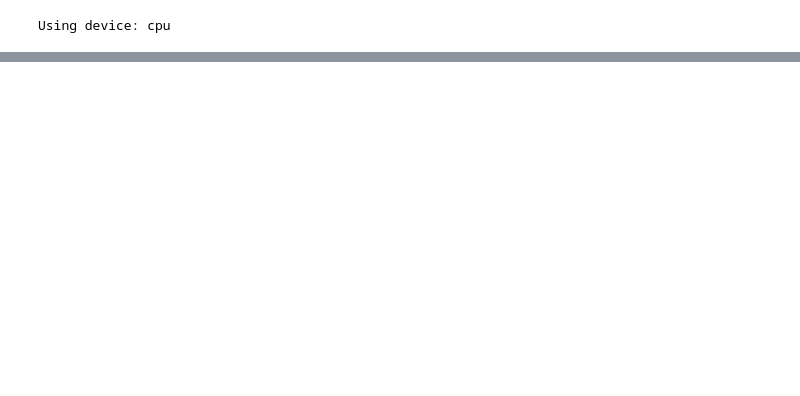
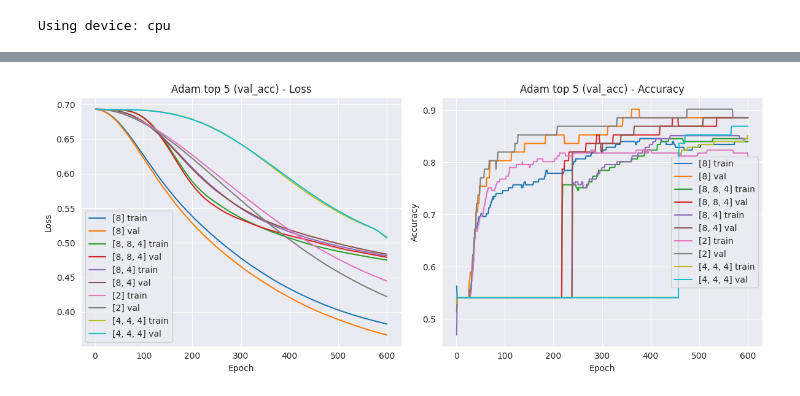
Before and after one commit to banacchini/neuralNetworksWUST, a Jupyter notebook: lab1_4/04_PyTorchModel.ipynb, the cells around one changed output, grey strips where cells are left out. Saved outputs shown, nothing was run; the diff lists cells and outputs as text; code cells hidden in the pictures; blank space fills up the shorter version.

```diff
--- a/lab1_4/04_PyTorchModel.ipynb
+++ b/lab1_4/04_PyTorchModel.ipynb
@@ -10,7 +18,7 @@ from lab1_4.fetch_and_preprocess import fetch_heart_data, preprocess_heart_data
 df = fetch_heart_data()
 
 #preprocess
-X_processed, y = preprocess_heart_data(df)
+X_processed, y = preprocess_heart_data(df, scale=True)
 
 # 0 - no heart disease, 1 - heart disease (no matter which type)
 y_binary = df['num'].apply(lambda x: 1 if x > 0 else 0)
@@ -76,0 +416,5 @@ Using device: cpu
+# %%
+ADAM_BEST_LR = 0.0001
+RMSPROP_BEST_LR = 0.0001
+
+EPOCHS = 600
@@ -76,0 +423,90 @@ Using device: cpu
+# %%
+loss_fn = nn.BCELoss()
+
+def make_model_arch(hidden_sizes):
+    return MLP(
+        input_size=INPUT_SIZE,
+        hidden_sizes=hidden_sizes,
+        weight_std=WEIGHT_STD_PREV,
+        bias_init=BIAS_INIT_PREV
+    )
+
+def arch_label(hidden_sizes):
+    return f"{hidden_sizes}"
+
+def run_arch_sweep(arch_list, optim_specs, epochs=EPOCHS, seed=123):
+    histories_by_opt = {opt_name: {} for opt_name in optim_specs.keys()}
+    rows = []
+    for idx, arch in enumerate(arch_list):
+        torch.manual_seed(seed + idx)
+        np.random.seed(seed + idx)
+        base_model = make_model_arch(arch)
+        base_state = deepcopy(base_model.state_dict())
+        for opt_name, opt_factory in optim_specs.items():
+            model = make_model_arch(arch)
+            model.load_state_dict(base_state)
+            optimizer = opt_factory(model)
+            hist = train_model(model, loss_fn, optimizer, train_loader, val_loader,
+                               epochs=epochs, device=device, verbose=False)
+            label = arch_label(arch)
+            histories_by_opt[opt_name][label] = hist
+            train_loss, train_acc = hist["train_loss"][-1], hist["train_acc"][-1]
+            val_loss, val_acc = hist["val_loss"][-1], hist["val_acc"][-1]
+            test_loss, test_acc = evaluate(model, test_loader, loss_fn, device)
+            params = sum(p.numel() for p in model.parameters())
+            rows.append({
+                "optimizer": opt_name,
+                "arch": label,
+                "params": int(params),
+                "train_loss": float(train_loss),
+                "train_acc": float(train_acc),
+                "val_loss": float(val_loss),
+                "val_acc": float(val_acc),
+                "test_loss": float(test_loss),
+                "test_acc": float(test_acc)
+            })
+    df = pd.DataFrame(rows).sort_values(["optimizer","val_loss"]).reset_index(drop=True)
+    return histories_by_opt, df
+
+def report_best_per_optimizer(df):
+    for opt_name in df["optimizer"].unique():
+        sub = df[df["optimizer"] == opt_name]
+        best_loss = sub.loc[sub["val_loss"].idxmin()]
+        best_acc = sub.loc[sub["val_acc"].idxmax()]
+        print(f"{opt_name} best val_loss: arch={best_loss['arch']} "
+              f"val_loss={best_loss['val_loss']:.4f} val_acc={best_loss['val_acc']:.3f} test_acc={best_loss['test_acc']:.3f}")
+        print(f"{opt_name} best val_acc:  arch={best_acc['arch']} "
+              f"val_loss={best_acc['val_loss']:.4f} val_acc={best_acc['val_acc']:.3f} test_acc={best_acc['test_acc']:.3f}")
+        print("-" * 60)
+
+def plot_top_k_by_val_accuracy(histories_by_opt, results_df, k=5, loss_cap=5):
+    for opt_name in histories_by_opt.keys():
+        sub = results_df[results_df["optimizer"] == opt_name].sort_values("val_acc", ascending=False).head(k)
+        labels = sub["arch"].tolist()
+        selected = {lbl: histories_by_opt[opt_name][lbl] for lbl in labels}
+        print(f"{opt_name} top {k} by val_acc: {labels}")
+        plot_history(selected, title=f"{opt_name} top {k} (val_acc)", loss_cap=loss_cap)
+
+# Architectures
+arch_list = [
+    [1], [2], [4], [8], [16], [32],
+    [8, 4], [16, 4], [16, 8], [32, 8],
+    [4, 4, 4], [8, 8, 4], [16, 8, 4]
+]
+
+WD = 1e-4
+optim_specs = {
+    "Adam":    lambda m: torch.optim.Adam(m.parameters(), lr=ADAM_BEST_LR, weight_decay=WD),
+    "RMSprop": lambda m: torch.optim.RMSprop(m.parameters(), lr=RMSPROP_BEST_LR, weight_decay=WD)
+}
+
+histories_by_opt, arch_results_df = run_arch_sweep(arch_list, optim_specs, epochs=EPOCHS, seed=2024)
+print(arch_results_df)
+report_best_per_optimizer(arch_results_df)
+
+# Plot only top 5 by validation accuracy for each optimizer to reduce clutter
+plot_top_k_by_val_accuracy(histories_by_opt, arch_results_df, k=5)
+
+# Plot top 10 by validation accuracy for each optimizer to see more details on how the architectures behaved
+plot_top_k_by_val_accuracy(histories_by_opt,arch_results_df, k = 10)
+# %% [output]
@@ -76,0 +530 @@ Using device: cpu
+[figure, added]
```
Also changed, not shown: parts of 25 cells of this notebook.
